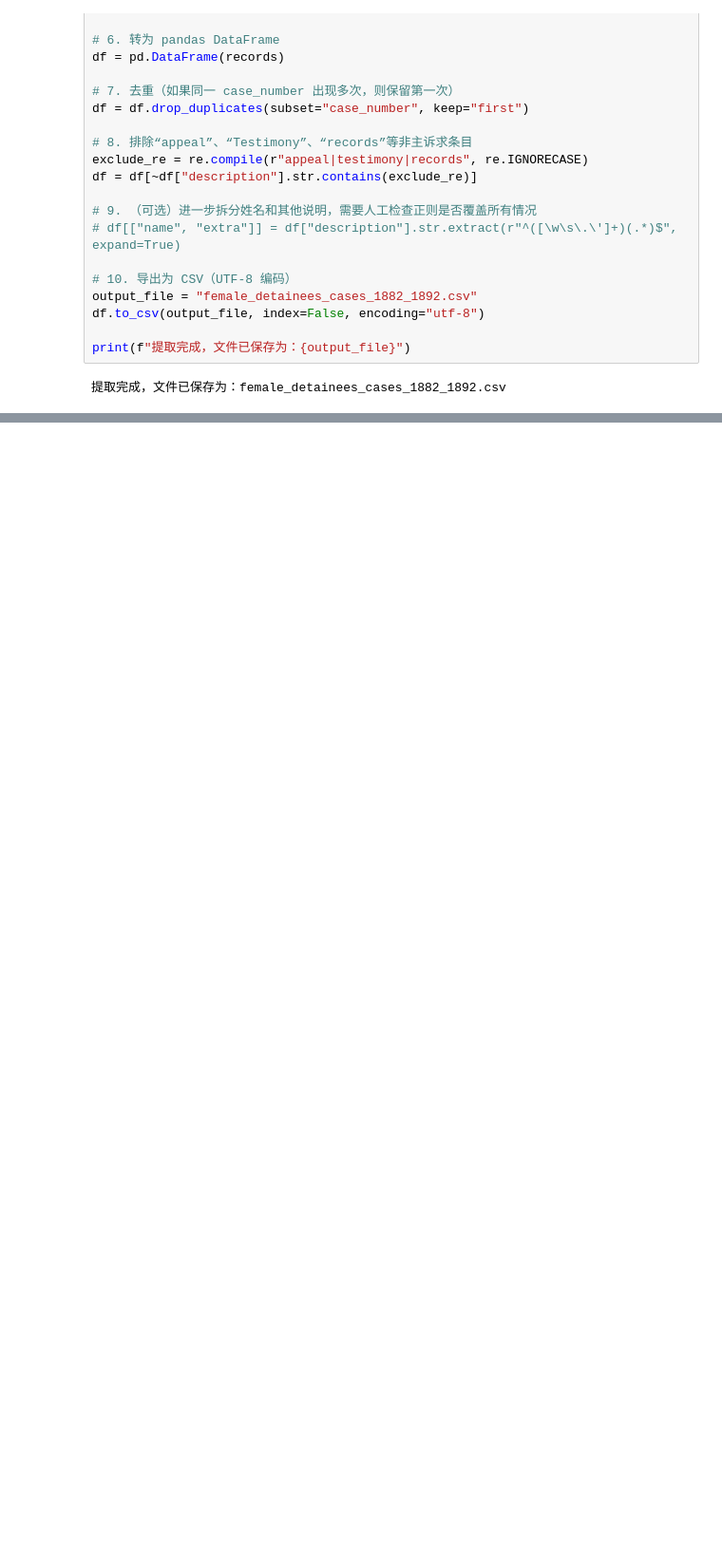
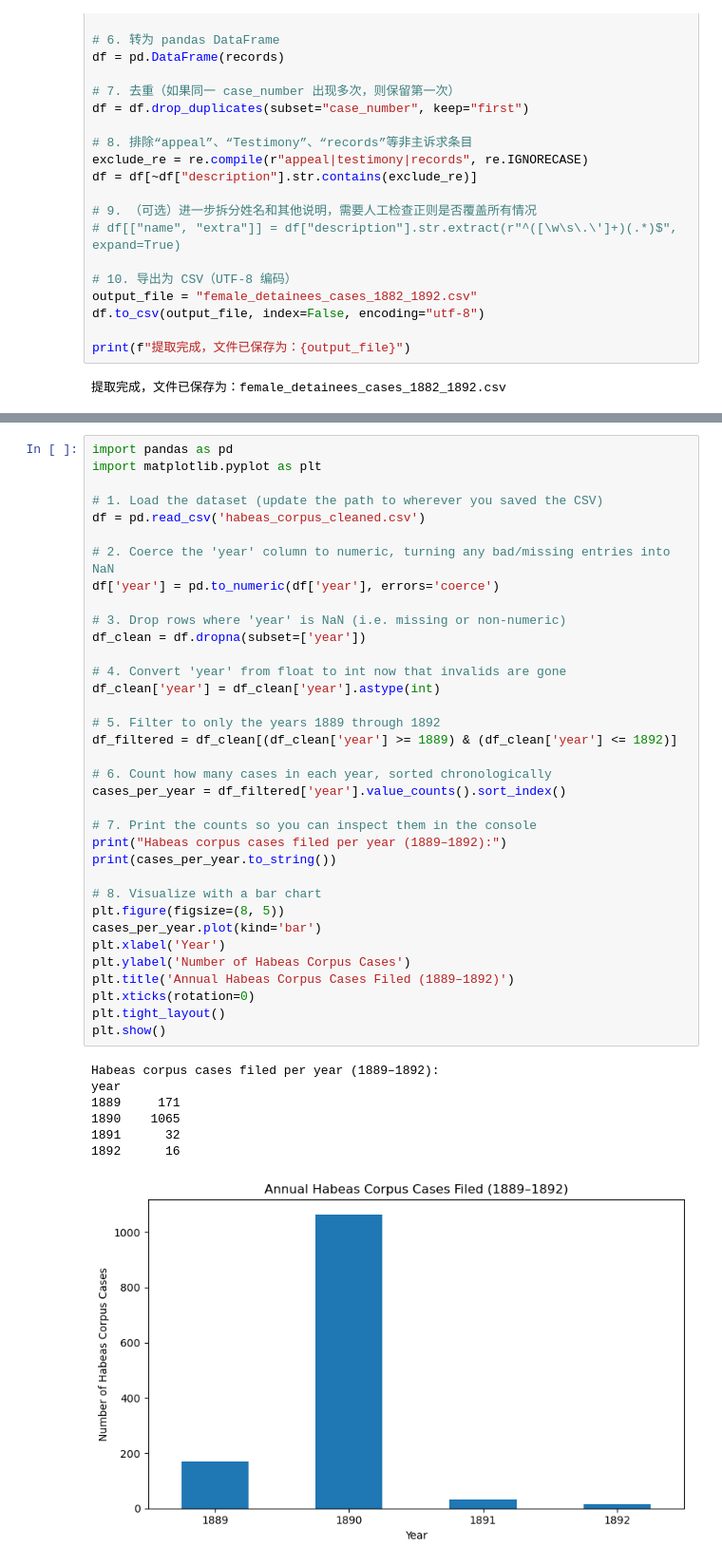
Before and after one commit to GHuangJiawen/huang-sp25-data-materials, a Jupyter notebook: week-12/huang-ai-coding-partner.ipynb, the cells around one changed output, grey strips where cells are left out. Shown at 95% size. Cells and saved outputs as stored; diff of their text form; blank space fills up the shorter version.

```diff
--- a/week-12/huang-ai-coding-partner.ipynb
+++ b/week-12/huang-ai-coding-partner.ipynb
@@ -64,0 +185,43 @@ print(f"提取完成，文件已保存为：{output_file}")
+# %%
+import pandas as pd
+import matplotlib.pyplot as plt
+
+# 1. Load the dataset (update the path to wherever you saved the CSV)
+df = pd.read_csv('habeas_corpus_cleaned.csv')
+
+# 2. Coerce the 'year' column to numeric, turning any bad/missing entries into NaN
+df['year'] = pd.to_numeric(df['year'], errors='coerce')
+
+# 3. Drop rows where 'year' is NaN (i.e. missing or non‑numeric)
+df_clean = df.dropna(subset=['year'])
+
+# 4. Convert 'year' from float to int now that invalids are gone
+df_clean['year'] = df_clean['year'].astype(int)
+
+# 5. Filter to only the years 1889 through 1892
+df_filtered = df_clean[(df_clean['year'] >= 1889) & (df_clean['year'] <= 1892)]
+
+# 6. Count how many cases in each year, sorted chronologically
+cases_per_year = df_filtered['year'].value_counts().sort_index()
+
+# 7. Print the counts so you can inspect them in the console
+print("Habeas corpus cases filed per year (1889–1892):")
+print(cases_per_year.to_string())
+
+# 8. Visualize with a bar chart
+plt.figure(figsize=(8, 5))
+cases_per_year.plot(kind='bar')
+plt.xlabel('Year')
+plt.ylabel('Number of Habeas Corpus Cases')
+plt.title('Annual Habeas Corpus Cases Filed (1889–1892)')
+plt.xticks(rotation=0)
+plt.tight_layout()
+plt.show()
+# %% [output]
+Habeas corpus cases filed per year (1889–1892):
+year
+1889     171
+1890    1065
+1891      32
+1892      16
+[figure, added]
```
Also changed, not shown: parts of 9 cells of this notebook, 4 other files.
